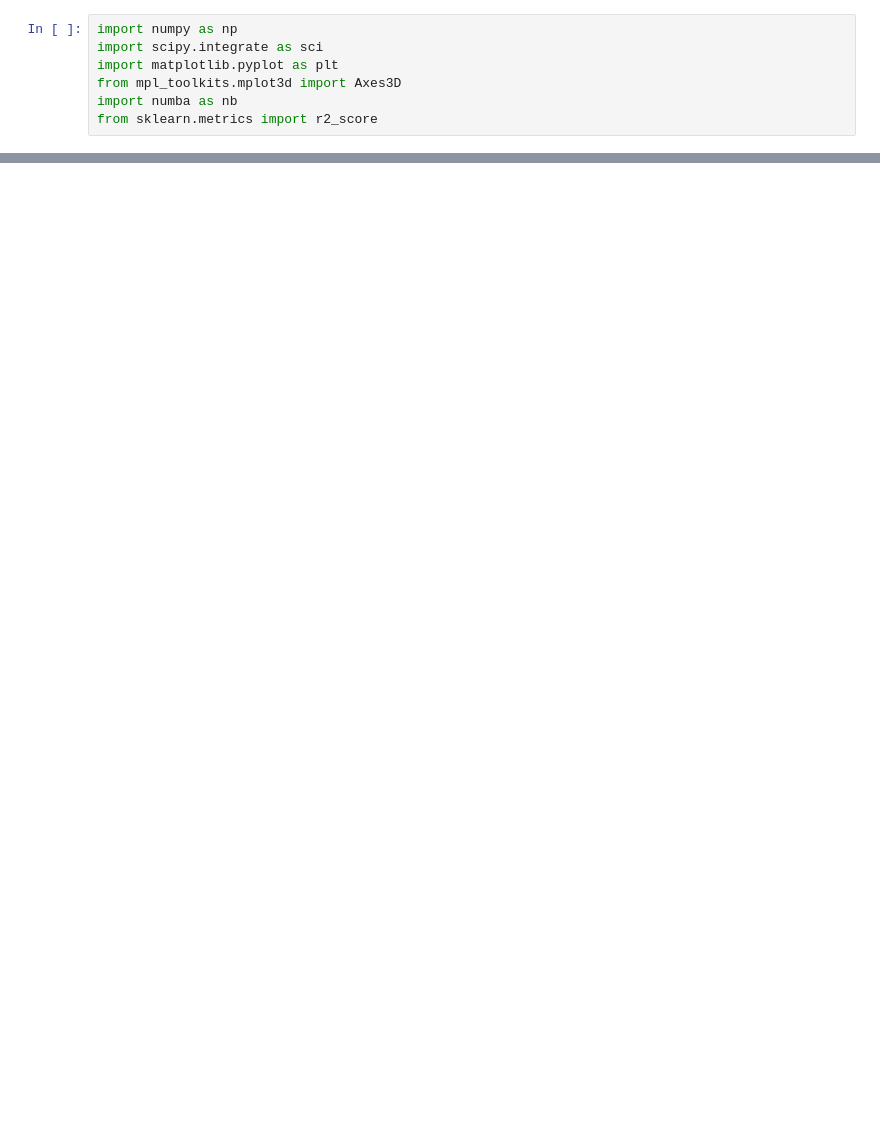
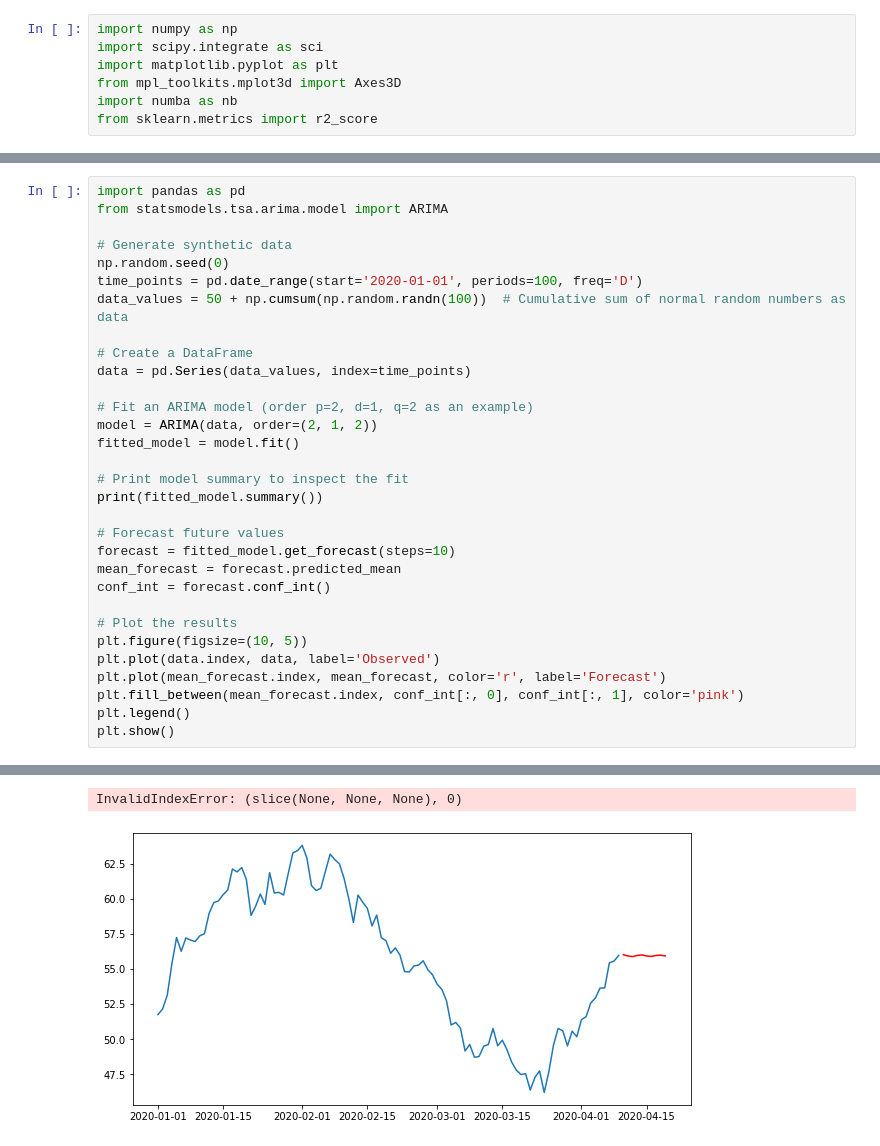
Before and after one commit to Frank0024/Projet_final_chaos, a Jupyter notebook: P&H_method_2d.ipynb, the cells around one changed output, grey strips where cells are left out. Saved outputs shown, nothing was run; the diff lists cells and outputs as text; blank space fills up the shorter version.

```diff
--- a/P&H_method_2d.ipynb
+++ b/P&H_method_2d.ipynb
@@ -304,0 +406,32 @@ plot_length_vs_window_size(lengths, 10)
+# %%
+import pandas as pd
+from statsmodels.tsa.arima.model import ARIMA
+
+# Generate synthetic data
+np.random.seed(0)
+time_points = pd.date_range(start='2020-01-01', periods=100, freq='D')
+data_values = 50 + np.cumsum(np.random.randn(100))  # Cumulative sum of normal random numbers as data
+
+# Create a DataFrame
+data = pd.Series(data_values, index=time_points)
+
+# Fit an ARIMA model (order p=2, d=1, q=2 as an example)
+model = ARIMA(data, order=(2, 1, 2))
+fitted_model = model.fit()
+
+# Print model summary to inspect the fit
+print(fitted_model.summary())
+
+# Forecast future values
+forecast = fitted_model.get_forecast(steps=10)
+mean_forecast = forecast.predicted_mean
+conf_int = forecast.conf_int()
+
+# Plot the results
+plt.figure(figsize=(10, 5))
+plt.plot(data.index, data, label='Observed')
+plt.plot(mean_forecast.index, mean_forecast, color='r', label='Forecast')
+plt.fill_between(mean_forecast.index, conf_int[:, 0], conf_int[:, 1], color='pink')
+plt.legend()
+plt.show()
+# %% [output]
@@ -304,0 +455,2 @@ plot_length_vs_window_size(lengths, 10)
+InvalidIndexError: (slice(None, None, None), 0)
+[figure, added]
```
Also changed, not shown: parts of 9 cells of this notebook.
